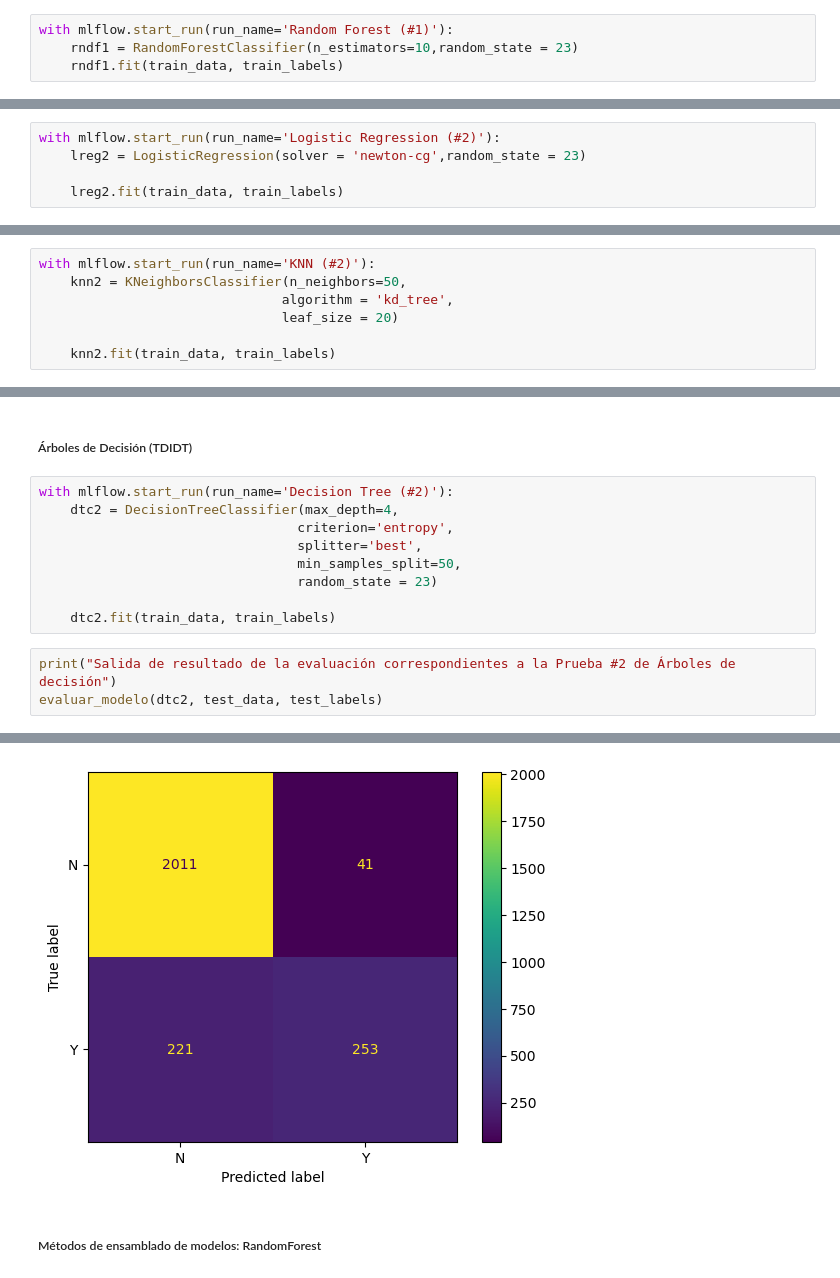
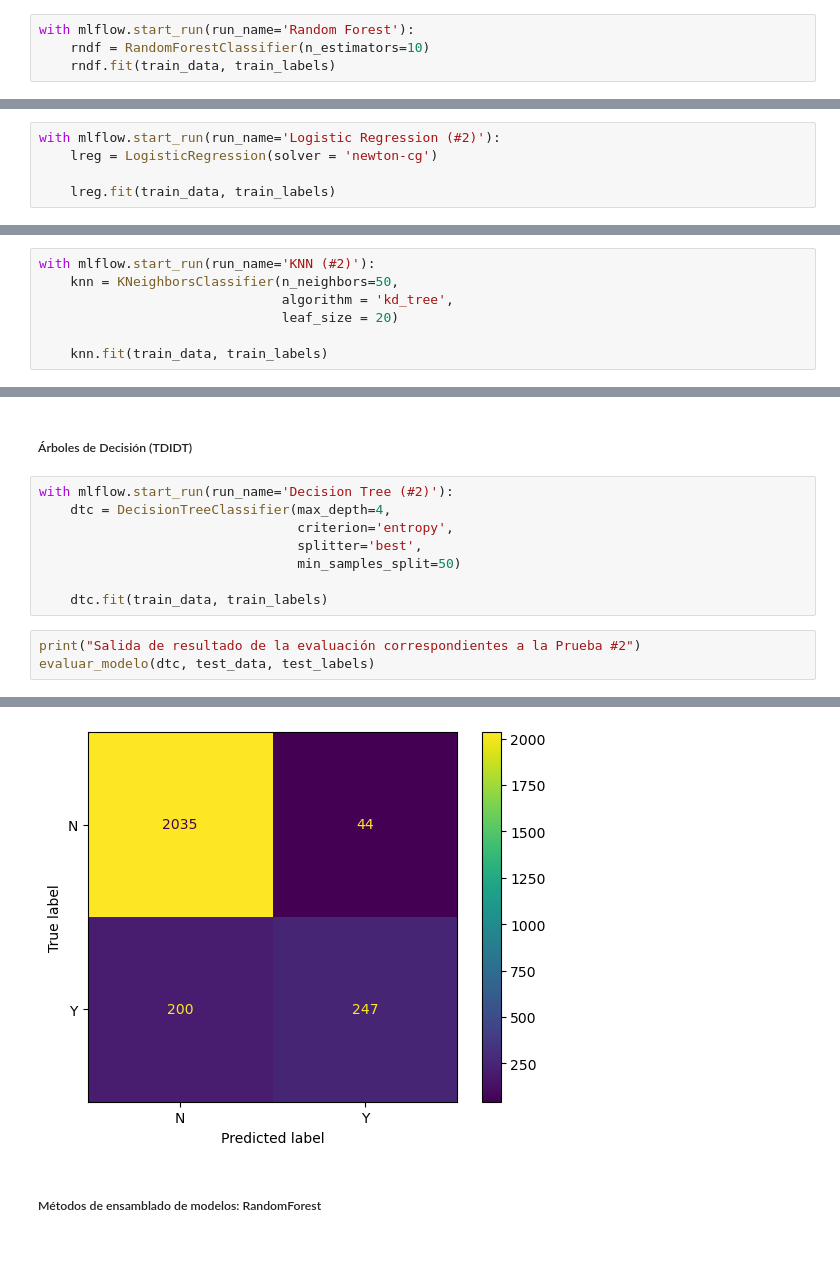
Before and after one commit to Joseluis0709/13MBID-Abr23, a Jupyter notebook: notebooks/03-Modelado+Evaluacion/MD01 - Modelado.ipynb, the cells around one changed output, grey strips where cells are left out. Saved outputs shown, nothing was run; the diff lists cells and outputs as text; blank space fills up the shorter version.

```diff
--- a/notebooks/03-Modelado+Evaluacion/MD01 - Modelado.ipynb
+++ b/notebooks/03-Modelado+Evaluacion/MD01 - Modelado.ipynb
@@ -307,7 +309,7 @@ Matriz de confusión:
 # %% [markdown]
 ##### Métodos de ensamblado de modelos: RandomForest
 # %%
-with mlflow.start_run(run_name='Random Forest (#1)'):
-    rndf1 = RandomForestClassifier(n_estimators=10,random_state = 23)
-    rndf1.fit(train_data, train_labels)
+with mlflow.start_run(run_name='Random Forest'):
+    rndf = RandomForestClassifier(n_estimators=10)
+    rndf.fit(train_data, train_labels)
 # %%
@@ -340,7 +341,7 @@ mlflow.set_experiment(experiment_name="Prueba #2")
 ##### Regresión Logística
 # %%
 with mlflow.start_run(run_name='Logistic Regression (#2)'):
-    lreg2 = LogisticRegression(solver = 'newton-cg',random_state = 23)
+    lreg = LogisticRegression(solver = 'newton-cg')
 
-    lreg2.fit(train_data, train_labels)
+    lreg.fit(train_data, train_labels)
 # %%
@@ -365,9 +366,9 @@ Matriz de confusión:
 ##### KNN
 # %%
 with mlflow.start_run(run_name='KNN (#2)'):
-    knn2 = KNeighborsClassifier(n_neighbors=50,
+    knn = KNeighborsClassifier(n_neighbors=50,
                                algorithm = 'kd_tree',
                                leaf_size = 20)
 
-    knn2.fit(train_data, train_labels)
+    knn.fit(train_data, train_labels)
 # %%
@@ -392,14 +393,13 @@ Matriz de confusión:
 ##### Árboles de Decisión (TDIDT)
 # %%
 with mlflow.start_run(run_name='Decision Tree (#2)'):
-    dtc2 = DecisionTreeClassifier(max_depth=4,
+    dtc = DecisionTreeClassifier(max_depth=4,
                                  criterion='entropy',
                                  splitter='best',
-                                 min_samples_split=50,
-                                 random_state = 23)
+                                 min_samples_split=50)
 
-    dtc2.fit(train_data, train_labels)
+    dtc.fit(train_data, train_labels)
 # %%
-print("Salida de resultado de la evaluación correspondientes a la Prueba #2 de Árboles de decisión")
-evaluar_modelo(dtc2, test_data, test_labels)
+print("Salida de resultado de la evaluación correspondientes a la Prueba #2")
+evaluar_modelo(dtc, test_data, test_labels)
 # %% [output]
@@ -417,6 +417,6 @@ weighted avg       0.89      0.90      0.89      2526
 
 Matriz de confusión:
-[figure, old version]
+[figure, new version]
 # %% [markdown]
 ##### Métodos de ensamblado de modelos: RandomForest
 # %%
```
Also changed, not shown: parts of 33 cells of this notebook.
